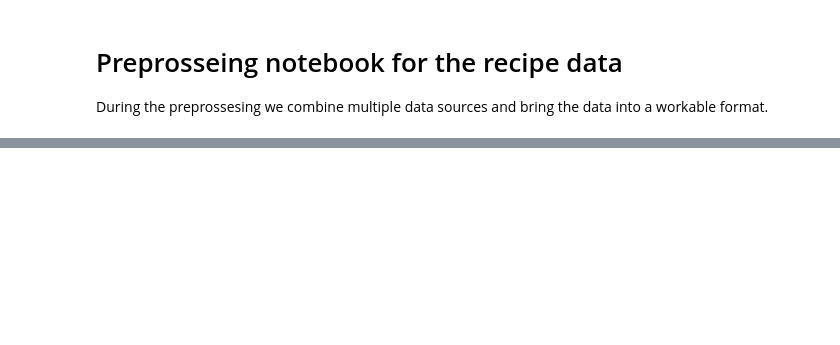
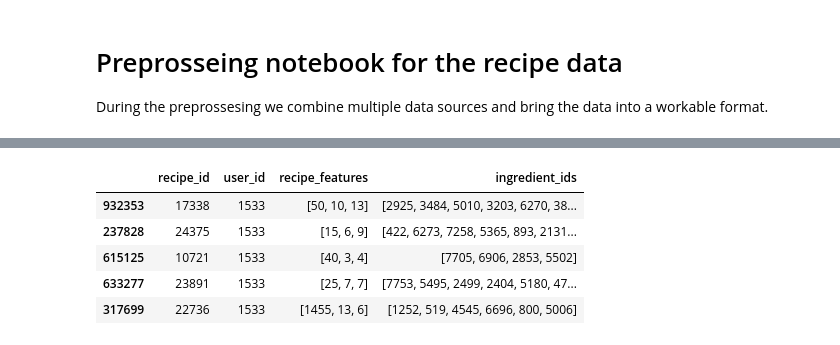
Before and after one commit to Erik-Nickel/iannwtfael, a Jupyter notebook: Final_Project_Test/data.ipynb, the cells around one changed output, grey strips where cells are left out. Cells and saved outputs as stored; diff of their text form; code cells hidden in the pictures; blank space fills up the shorter version.

```diff
--- a/Final_Project_Test/data.ipynb
+++ b/Final_Project_Test/data.ipynb
@@ -59,5 +194,0 @@ omni_raw.describe()
-# %%
-omni_raw = omni_raw
-counts = omni_raw.value_counts('user_id')
-omni_raw = omni_raw.loc[omni_raw['user_id'].isin(counts.index[counts >= 6])]
-omni_raw.reset_index()
@@ -65,0 +223,8 @@ omni_raw.describe()
+# %%
+omni_raw = omni_raw
+counts = omni_raw.value_counts('user_id')
+omni_raw = omni_raw.loc[omni_raw['user_id'].isin(counts.index[counts >= 10])]
+# omni_raw = omni_raw.loc[omni_raw['user_id'].isin(counts.index[counts <= ])]
+omni_raw.pop('date')
+#omni_raw.reset_index()
+#omni_raw.pop('Index')
@@ -68,2 +292,11 @@ omni_raw.value_counts('user_id')
+# %%
+omni_raw.head()
+# %% [output]
+|  | recipe_id | user_id | recipe_features | ingredient_ids |
+| 932353 | 17338 | 1533 | [50, 10, 13] | [2925, 3484, 5010, 3203, 6270, 38... |
+| 237828 | 24375 | 1533 | [15, 6, 9] | [422, 6273, 7258, 5365, 893, 2131... |
+| 615125 | 10721 | 1533 | [40, 3, 4] | [7705, 6906, 2853, 5502] |
+| 633277 | 23891 | 1533 | [25, 7, 7] | [7753, 5495, 2499, 2404, 5180, 47... |
+| 317699 | 22736 | 1533 | [1455, 13, 6] | [1252, 519, 4545, 6696, 800, 5006] |
 # %%
 omni_raw.to_csv('data_pp.csv')
```
Also changed, not shown: parts of 21 cells of this notebook.
